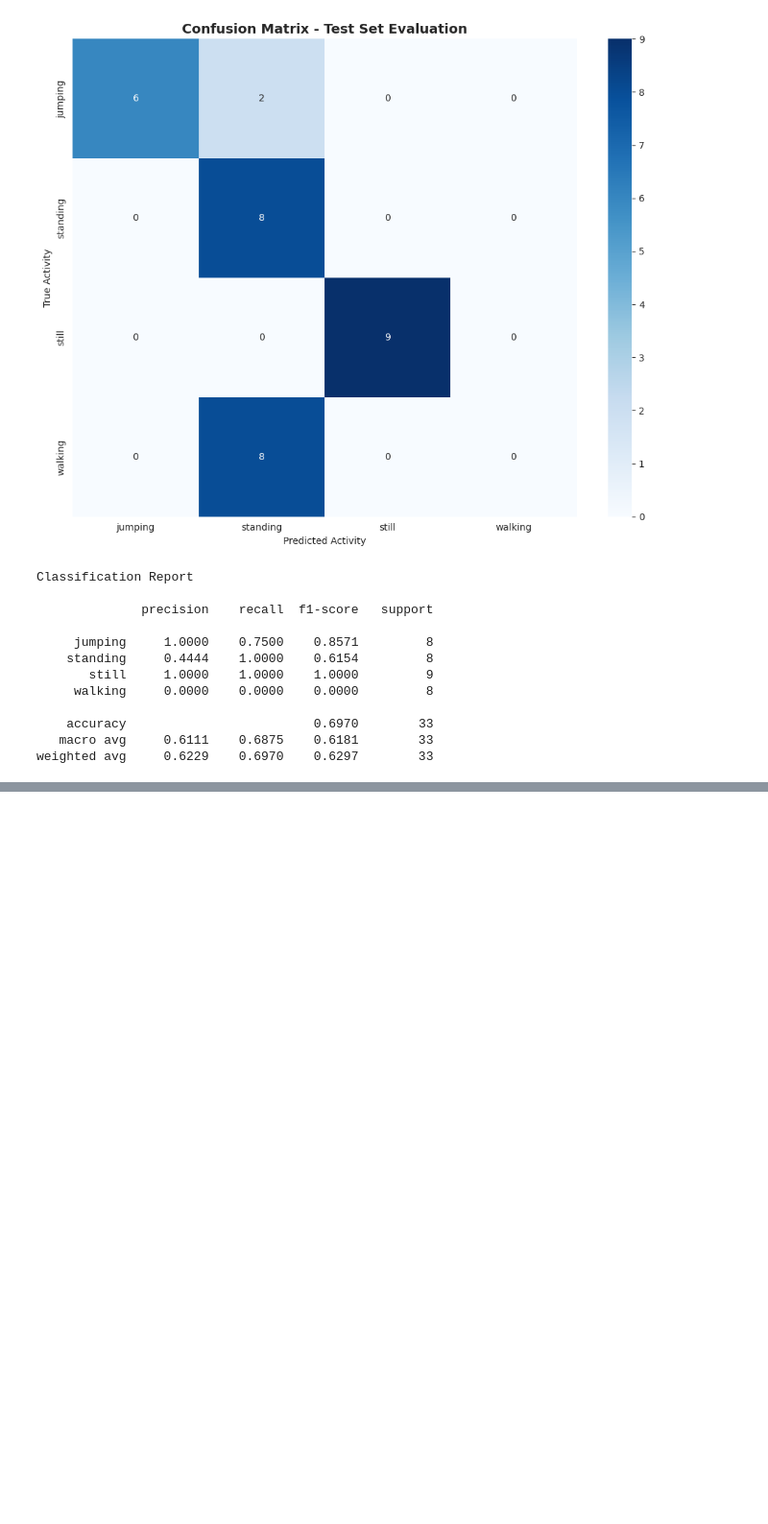
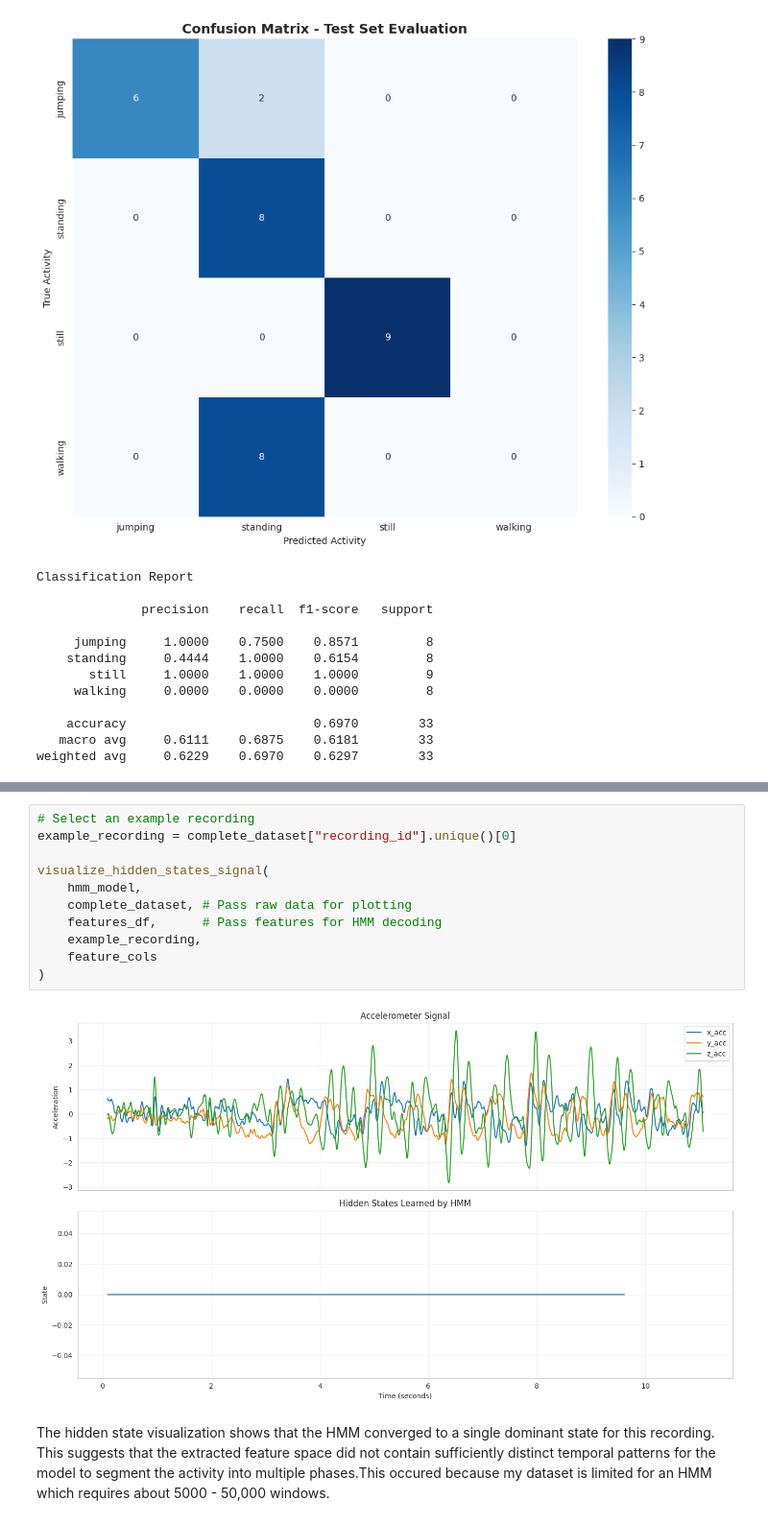
Before and after one commit to lemwaizz/formative2_G35, a Jupyter notebook: Formative_2.ipynb, the cells around one changed output, grey strips where cells are left out. Shown at 96% size. Saved outputs shown, nothing was run; the diff lists cells and outputs as text; blank space fills up the shorter version.

Commit message:
tested on one recording to check for temporal variation

```diff
--- a/Formative_2.ipynb
+++ b/Formative_2.ipynb
@@ -1071,0 +1117,15 @@ weighted avg     0.6229    0.6970    0.6297        33
+# %%
+# Select an example recording
+example_recording = complete_dataset["recording_id"].unique()[0]
+
+visualize_hidden_states_signal(
+    hmm_model,
+    complete_dataset, # Pass raw data for plotting
+    features_df,      # Pass features for HMM decoding
+    example_recording,
+    feature_cols
+)
+# %% [output]
+[figure, added]
+# %% [markdown]
+The hidden state visualization shows that the HMM converged to a single dominant state for this recording. This suggests that the extracted feature space did not contain sufficiently distinct temporal patterns for the model to segment the activity into multiple phases.This occured because my dataset is limited for an HMM which requires about 5000 - 50,000 windows.
```
Also changed, not shown: parts of 1 cell of this notebook.
